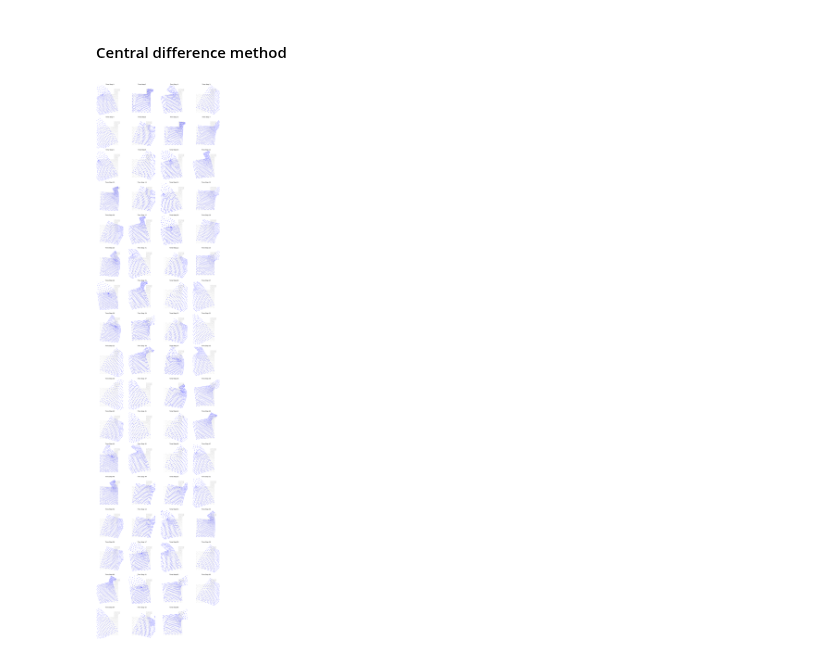
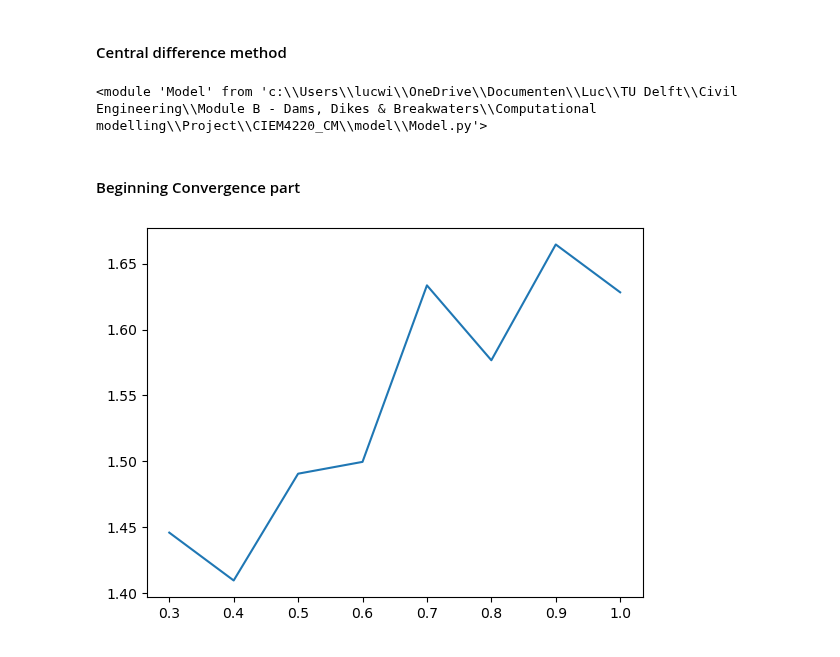
Before and after one commit to maxblw/CIEM4220_CM, a Jupyter notebook: model/1_model_definition.ipynb, the cells around one changed output. Drawn from its saved outputs; the diff is of its cells as text; code cells hidden in the pictures.

Commit message:
Convergence beginning

```diff
--- a/model/1_model_definition.ipynb
+++ b/model/1_model_definition.ipynb
@@ -154,7 +162,8 @@ amplification = 10000
 
 u_hist = Model.time_discretization(amplification, f, K, M, time_steps, dt, gamma, beta)
 # %%
-importlib.reload(Model)
-Model.plot_all(time_steps, u_hist, points)
+importlib.reload(Model) # reload Model.py for changes in file
+
+# Model.plot_all(time_steps, u_hist, points)
 # %% [output]
-[figure, removed]
+<module 'Model' from 'c:\\Users\\lucwi\\OneDrive\\Documenten\\Luc\\TU Delft\\Civil Engineering\\Module B - Dams, Dikes & Breakwaters\\Computational modelling\\Project\\CIEM4220_CM\\model\\Model.py'>
@@ -178,0 +170,19 @@ Model.plot_all(time_steps, u_hist, points)
+# %% [markdown]
+#### Beginning Convergence part
+# %%
+# nodes that are followed to find out when the model converges decreasing lc and dt
+top_left = np.where((points[:,1] == top) & (points[:,0] == 0))
+top_right = np.where((points[:,1] == roof) & (points[:,0] == seaside+tip))
+# %%
+importlib.reload(Convergence) # reload Convergence.py for changes in file
+
+lc = np.arange(1.0, 0.2, -0.1) # decresing lc in steps of 0.1
+
+displacement_lc = convergence.mesh_size(lc, time_steps, seaside, roof, top, wall, tip, C, density, body_force, k_bottom, load, amplification, dt, gamma, beta, top_left);
+# %%
+# Plotting the values
+plt.figure()
+plt.plot(lc, displacement_lc)
+plt.show()
+# %% [output]
+[figure, added]
```
Also changed, not shown: parts of 9 cells of this notebook, 1 other file.
